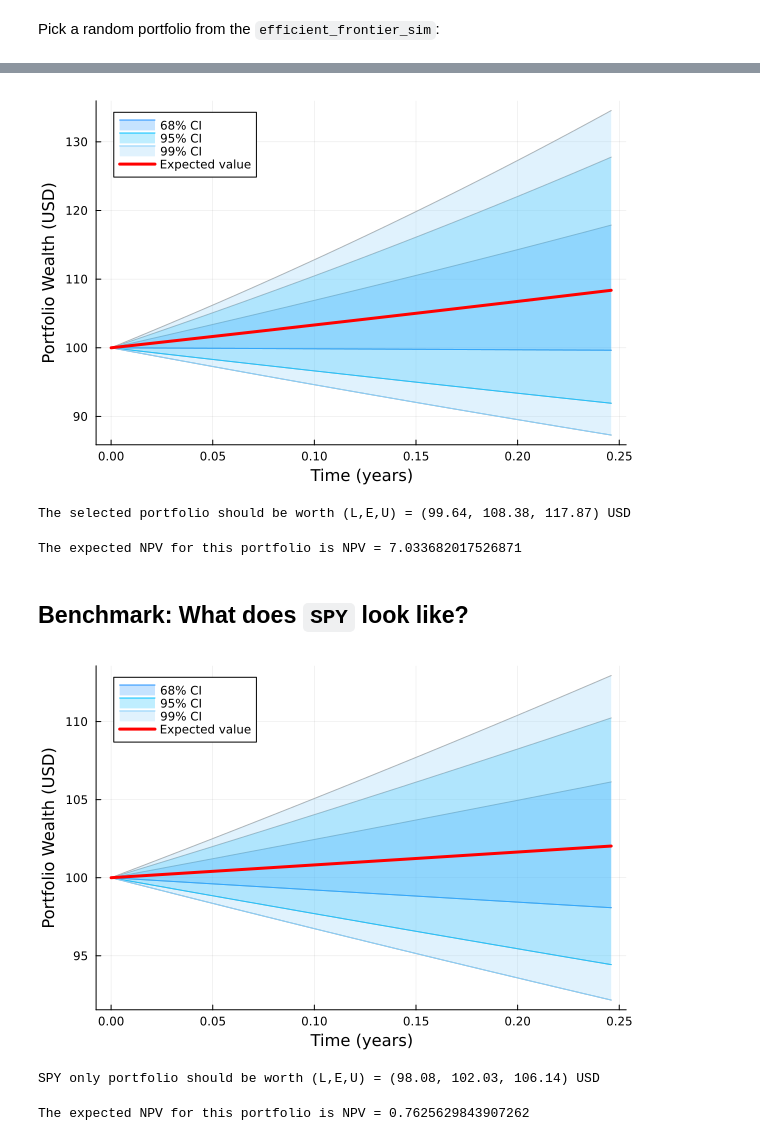
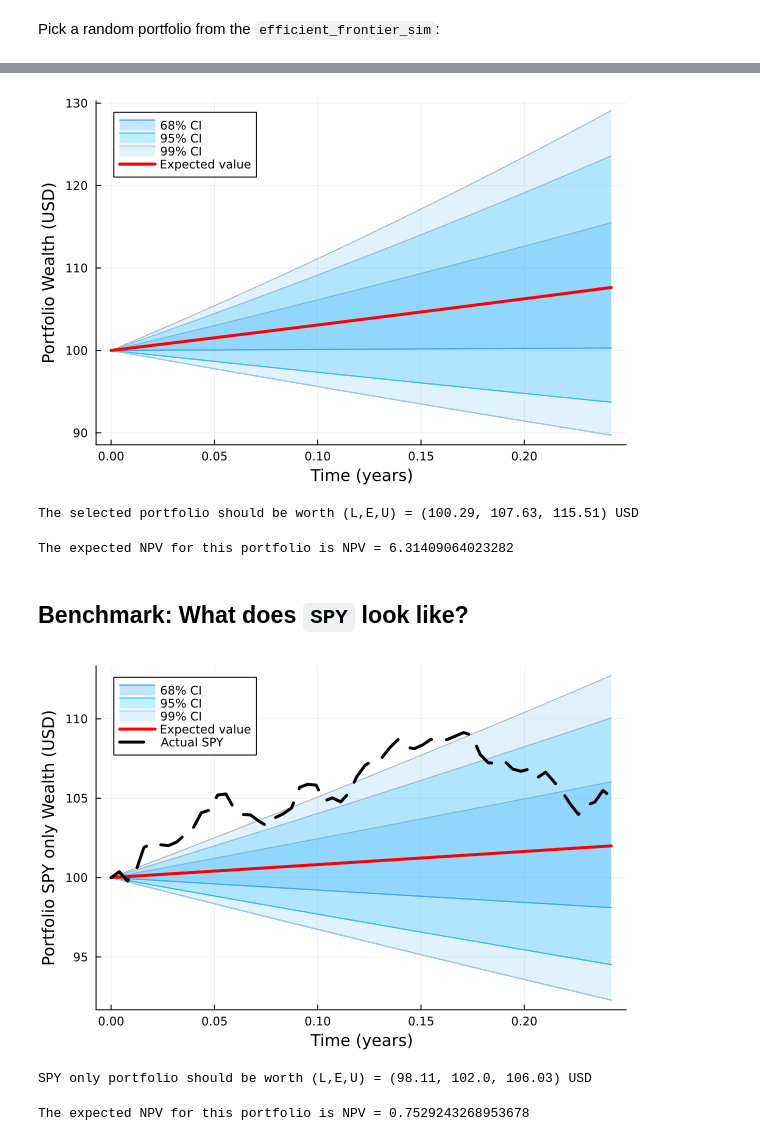
Before and after one commit to varnerlab/CHEME-5660-Examples-F23, a Jupyter notebook: CHEME-5660-L13c-MinVar-Performance.ipynb, the cells around one changed output, grey strips where cells are left out. Drawn from its saved outputs; the diff is of its cells as text; code cells hidden in the pictures.

```diff
--- a/CHEME-5660-L13c-MinVar-Performance.ipynb
+++ b/CHEME-5660-L13c-MinVar-Performance.ipynb
@@ -251,6 +251,8 @@ scatter!(efficient_frontier_sim, label="", c=:white, mec=:red, ms=3)
 Suppose we invested `Wₒ USD` in a portfolio that lies along the efficient frontier. What can we expect that portfolio to be worth at $t\geq{t_{o}}$?
 # %%
 Wₒ = 100.0;
+number_of_trading_days = 62;
+offset = 1358;
 # %% [markdown]
 Pick a random portfolio from the `efficient_frontier_sim`:
 # %%
@@ -264,5 +266,4 @@ P
 # %%
-number_of_trading_days = 63;
 wealth_array = Array{Float64,2}(undef, number_of_trading_days, 8);
 for i ∈ 1:number_of_trading_days
     Δt = (i-1)*(1/252);
@@ -321,26 +322,24 @@ plot!(wealth_array[:,1],wealth_array[:,2],lw=3,label="Expected value", c=:red)
 xlabel!("Time (years)", fontsize=18)
 ylabel!("Portfolio Wealth (USD)", fontsize=18)
 # %% [output]
-[figure, old version]
+[figure, new version]
 # %%
 WFP = wealth_array[end,2] |> x-> round(x,digits=2);
 WFP_LB = wealth_array[end,3] |> x-> round(x,digits=2)
 WFP_UB = wealth_array[end,4] |> x-> round(x,digits=2)
 println("The selected portfolio should be worth (L,E,U) = ($(WFP_LB), $(WFP), $(WFP_UB)) USD")
 # %% [output]
-The selected portfolio should be worth (L,E,U) = (99.64, 108.38, 117.87) USD
+The selected portfolio should be worth (L,E,U) = (100.29, 107.63, 115.51) USD
 # %%
 Δt = (number_of_trading_days/252);
 NPV_P = -Wₒ + (1/𝒟(risk_free_rate, Δt))*WFP
 println("The expected NPV for this portfolio is NPV = $(NPV_P)")
 # %% [output]
-The expected NPV for this portfolio is NPV = 7.033682017526871
+The expected NPV for this portfolio is NPV = 6.31409064023282
 # %% [markdown]
 ## Benchmark: What does `SPY` look like?
 # %%
 σ̄ₘ = σₘ*sqrt(1/252) # correct for annualized std dev
-
-number_of_trading_days = 63;
 wealth_array_SPY = Array{Float64,2}(undef, number_of_trading_days, 8);
 for i ∈ 1:number_of_trading_days
     Δt = (i-1)*(1/252);
@@ -354,42 +353,65 @@ for i ∈ 1:number_of_trading_days
     wealth_array_SPY[i,7] = Wₒ*exp((R_SPY - 2.576*σ̄ₘ + risk_free_rate)*Δt);
     wealth_array_SPY[i,8] = Wₒ*exp((R_SPY + 2.576*σ̄ₘ + risk_free_rate)*Δt);
 end
+# %%
+SPY_actual = Array{Float64,2}(undef, number_of_trading_days, 2);
+SPY_data = dataset["SPY"];
+SPY_return = Array{Float64,1}(undef, number_of_trading_days);
+for j ∈ 2:number_of_trading_days+1
+    date_index = (j - 1) + offset;
+    S₁ = SPY_data[(date_index - 1), :volume_weighted_average_price];
+    S₂ = SPY_data[date_index, :volume_weighted_average_price];
+    SPY_return[j-1] = log(S₂/S₁);
+end
+
+Wᵢ = Wₒ
+SPY_actual[1,2] = Wₒ
+for i ∈ 2:(number_of_trading_days)
+    Δt = (i-1)*(1/252);
+
+
+    SPY_actual[i,1] = Δt
+    SPY_actual[i,2] = Wᵢ*exp(SPY_return[i]);
+    Wᵢ = SPY_actual[i,2];
+end
 # %%
 p = plot();
 plot!(wealth_array_SPY[:,1],wealth_array_SPY[:,3],lw=1,label="",c=:gray69)
 plot!(wealth_array_SPY[:,1],wealth_array_SPY[:,4],lw=1,label="", c=:gray69)
 plot!(wealth_array_SPY[:,1],wealth_array_SPY[:,5],lw=1,label="", c=:gray69)
 plot!(wealth_array_SPY[:,1],wealth_array_SPY[:,6],lw=1,label="", c=:gray69)
 plot!(wealth_array_SPY[:,1],wealth_array_SPY[:,7],lw=1,label="", c=:gray69)
 plot!(wealth_array_SPY[:,1],wealth_array_SPY[:,8],lw=1,label="", c=:gray69)
 
 L68 = wealth_array_SPY[:,3];
 U68 = wealth_array_SPY[:,4];
 plot!(wealth_array_SPY[:,1], L68, fillrange = U68, fillalpha = 0.25, c = :dodgerblue, label = "68% CI")
 
 L95 = wealth_array_SPY[:,5];
 U95 = wealth_array_SPY[:,6];
 plot!(wealth_array_SPY[:,1], L95, fillrange = U95, fillalpha = 0.25, c = :deepskyblue, label = "95% CI")
 
 L99 = wealth_array_SPY[:,7];
 U99 = wealth_array_SPY[:,8];
 plot!(wealth_array_SPY[:,1], L99, fillrange = U99, fillalpha = 0.25, c = :lightskyblue, label = "99% CI")
 
 plot!(wealth_array_SPY[:,1],wealth_array_SPY[:,2],lw=3,label="Expected value", c=:red)
+plot!(SPY_actual[:,1], SPY_actual[:,2],lw=3,c=:black,ls=:dash, label="Actual SPY")
+
 xlabel!("Time (years)", fontsize=18)
-ylabel!("Portfolio Wealth (USD)", fontsize=18)
+ylabel!("Portfolio SPY only Wealth (USD)", fontsize=18)
 # %% [output]
-[figure, old version]
+[figure, new version]
 # %%
 WFSPY = wealth_array_SPY[end,2] |> x-> round(x,digits=2);
 WFSPY_LB = wealth_array_SPY[end,3] |> x-> round(x,digits=2)
 WFSPY_UB = wealth_array_SPY[end,4] |> x-> round(x,digits=2)
 println("SPY only portfolio should be worth (L,E,U) = ($(WFSPY_LB), $(WFSPY), $(WFSPY_UB)) USD")
 # %% [output]
-SPY only portfolio should be worth (L,E,U) = (98.08, 102.03, 106.14) USD
+SPY only portfolio should be worth (L,E,U) = (98.11, 102.0, 106.03) USD
 # %%
 Δt = (number_of_trading_days/252);
 NPV_SPY = -Wₒ + (1/𝒟(risk_free_rate, Δt))*WFSPY
 println("The expected NPV for this portfolio is NPV = $(NPV_SPY)")
 # %% [output]
-The expected NPV for this portfolio is NPV = 0.7625629843907262
+The expected NPV for this portfolio is NPV = 0.7529243268953678
```
Also changed, not shown: parts of 4 cells of this notebook.
